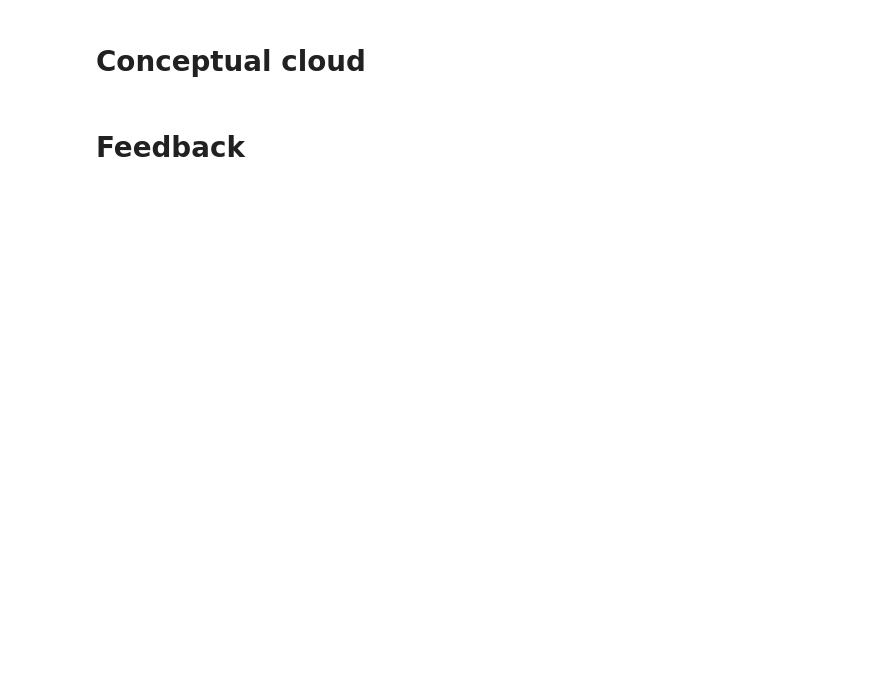
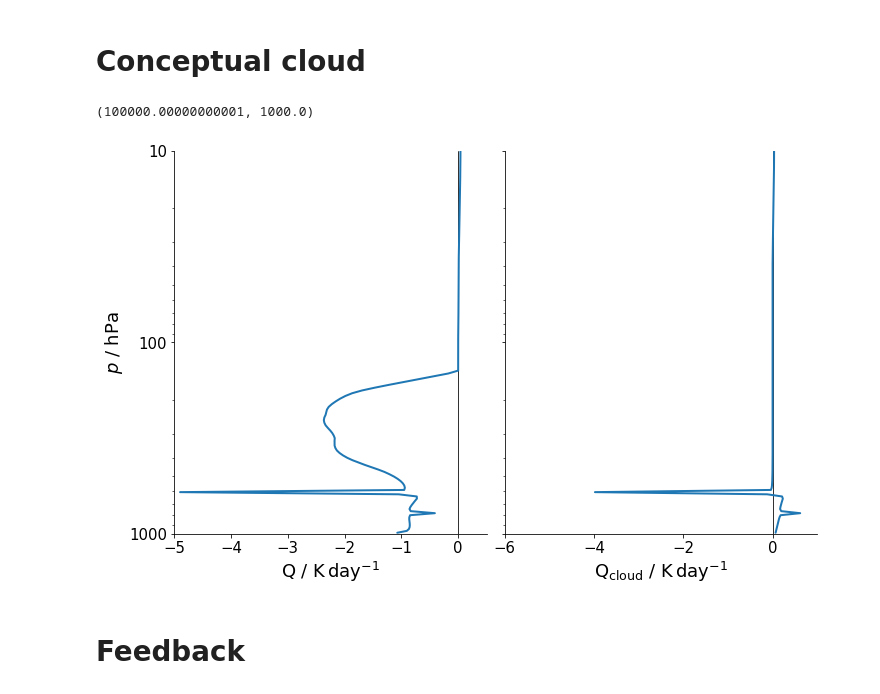
Before and after one commit to lkluft/konrad-tutorials, a Jupyter notebook: clouds.ipynb, the cells around one changed output. Saved outputs shown, nothing was run; the diff lists cells and outputs as text; code cells hidden in the pictures; blank space fills up the shorter version.

Commit message:
Add example for cloud ensemble

```diff
--- a/clouds.ipynb
+++ b/clouds.ipynb
@@ -42,32 +46,36 @@ ax1.set_ylim(bottom=phlev.max())
 # %%
 single_cloud = konrad.cloud.ConceptualCloud(
     atmosphere,  # required for consistent coordinates
-    cloud_top=200e2,  # in Pa
-    depth=100e2,  # in Pa
-    phase="ice",  # "ice" or "liquid"
-    water_path=24.0,  # in g/m^3
-    cloud_fraction=0.3,  # [0-1]
+    cloud_top=600e2,  # in Pa
+    depth=200e2,  # in Pa
+    phase="liquid",  # "ice" or "liquid"
+    water_path=100.0,  # in g/m^3
+    cloud_fraction=0.1,  # [0-1]
+    particle_size=10,
 )
 
 rrtmg = konrad.radiation.RRTMG()
 rrtmg.update_heatingrates(
     atmosphere=atmosphere,
     cloud=single_cloud,
 )
 
 fig, (ax0, ax1) = plt.subplots(ncols=2, sharey=True)
 ax0.axvline(0, color="k", linewidth=0.8)
 ty.plots.profile_p_log(atmosphere["plev"], rrtmg["net_htngrt"][-1], ax=ax0)
 ax0.set_xlabel("Q / $\sf K\,day^{-1}$")
-ax0.set_xlim(-4, 0.5)
+ax0.set_xlim(-5, 0.5)
 ax0.set_ylabel("$p$ / hPa")
 ax0.set_ylim(bottom=phlev.max())
 
 ax1.axvline(0, color="k", linewidth=0.8)
 ty.plots.profile_p_log(atmosphere["plev"], rrtmg["net_htngrt"][-1] - rrtmg["net_htngrt_clr"][-1], ax=ax1)
 ax1.set_xlabel("$\sf Q_\mathrm{cloud}$ / $\sf K\,day^{-1}$")
-ax1.set_xlim(-2.25, 2.25)
-ax1.set_ylim(bottom=phlev.max())
+ax1.set_xlim(-6, 1)
+ax1.set_ylim(bottom=phlev.max(), top=10e2)
+# %% [output]
+(100000.00000000001, 1000.0)
+[figure, added]
 # %% [markdown]
 # Feedback
 # %%
```
Also changed, not shown: parts of 9 cells of this notebook.
